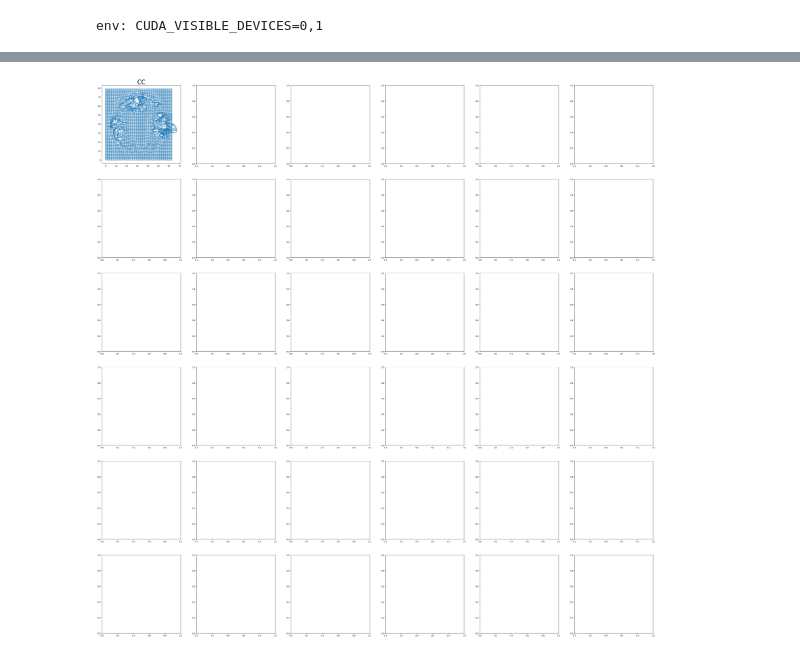
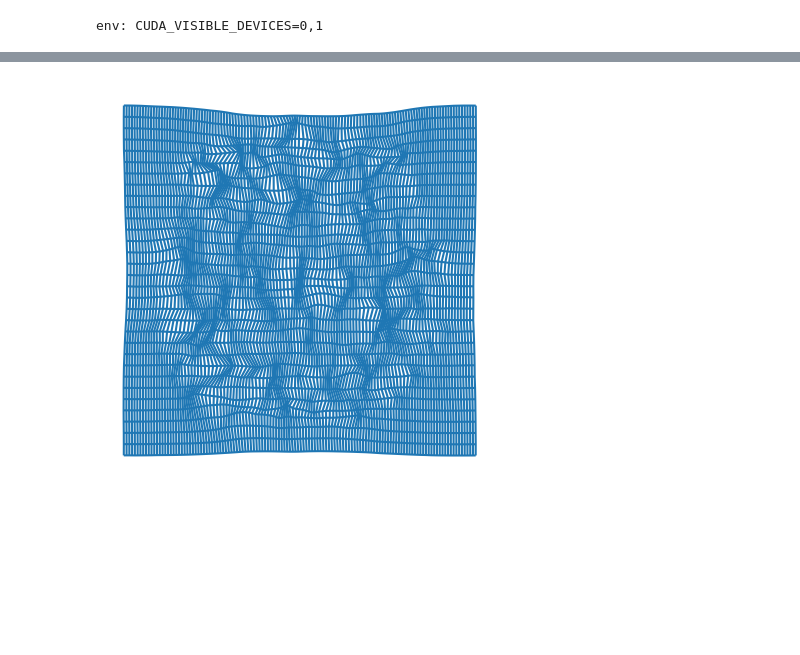
Before and after one commit to eiroW/voxelmorph, a Jupyter notebook: test-fusion.ipynb, the cells around one changed output, grey strips where cells are left out. Drawn from its saved outputs; the diff is of its cells as text; code cells hidden in the pictures; blank space fills up the shorter version.

```diff
--- a/test-fusion.ipynb
+++ b/test-fusion.ipynb
@@ -152,3 +273,7 @@ def plot_grid(grid, ax=None, **kwargs):
     ax.add_collection(LineCollection(segs1, **kwargs))
     ax.add_collection(LineCollection(segs2, **kwargs))
     ax.autoscale()
+    ax.set_xticks([])
+    ax.set_yticks([])
+# %%
+flow =nib.load('/data01/junyi/results/tracts_related/flowsnapshot20_16tracts_0.5_whole/whole/SUB000.nii.gz').get_fdata()
@@ -155,15 +283,15 @@ def plot_grid(grid, ax=None, **kwargs):
 # %%
-x,y = torch.meshgrid([torch.arange(64),torch.arange(80)],indexing='ij')
+x,y = torch.meshgrid([torch.arange(128),torch.arange(160)],indexing='ij')
 
-fig , axes = plt.subplots(6,6,figsize=(50,50))
-
-axes = axes.reshape(-1)
-for i, flows in enumerate(model.flow_TOMs):
-    grid_shift = flows[0,:2,...,20].cpu()+torch.stack([x,y])
+fig , axes = plt.subplots(1,1,figsize=(5,5))
+axes = [axes]
+for i, flows in enumerate([flow]):
+    grid_shift = nn.functional.interpolate((torch.from_numpy(flows[...,45,:2]).permute(-1,0,1)+torch.stack([x,y])),scale_factor=(0.2),mode='linear')
     plot_grid(grid_shift.detach().numpy(),axes[i])
-    axes[i].set_title(backbone_tracts[i],size=30)
+    # axes[i].set_title(backbone_tracts[i],size=30)
     if i >=33:
         break
+plt.axis('off')
 plt.savefig('abc.png')
 # %% [output]
-[figure, old version]
+[figure, new version]
```
Also changed, not shown: parts of 22 cells of this notebook, 11 other files.
